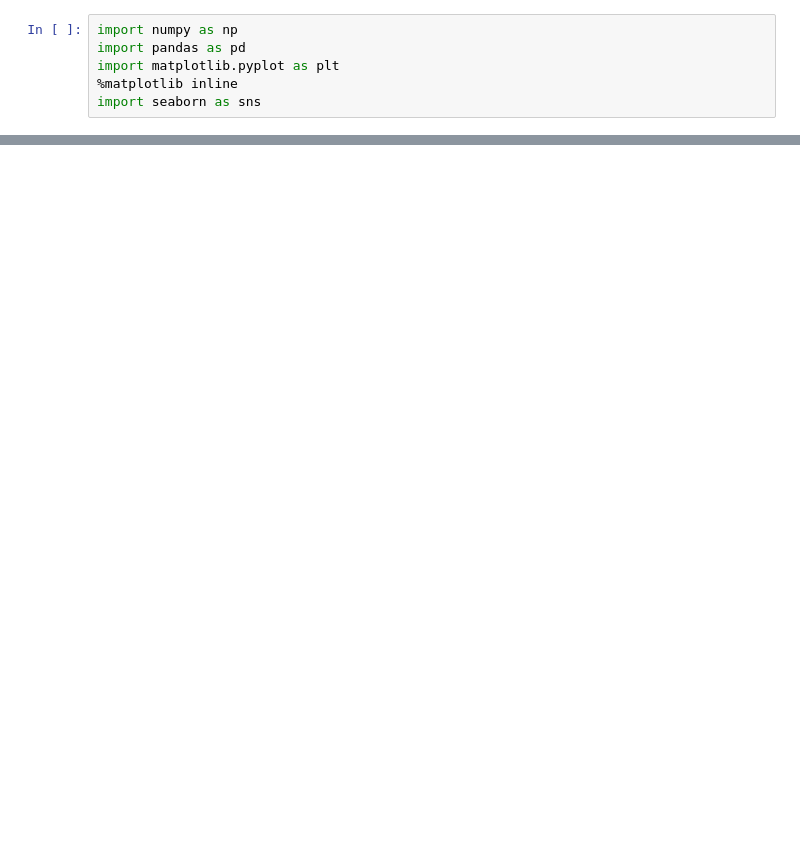
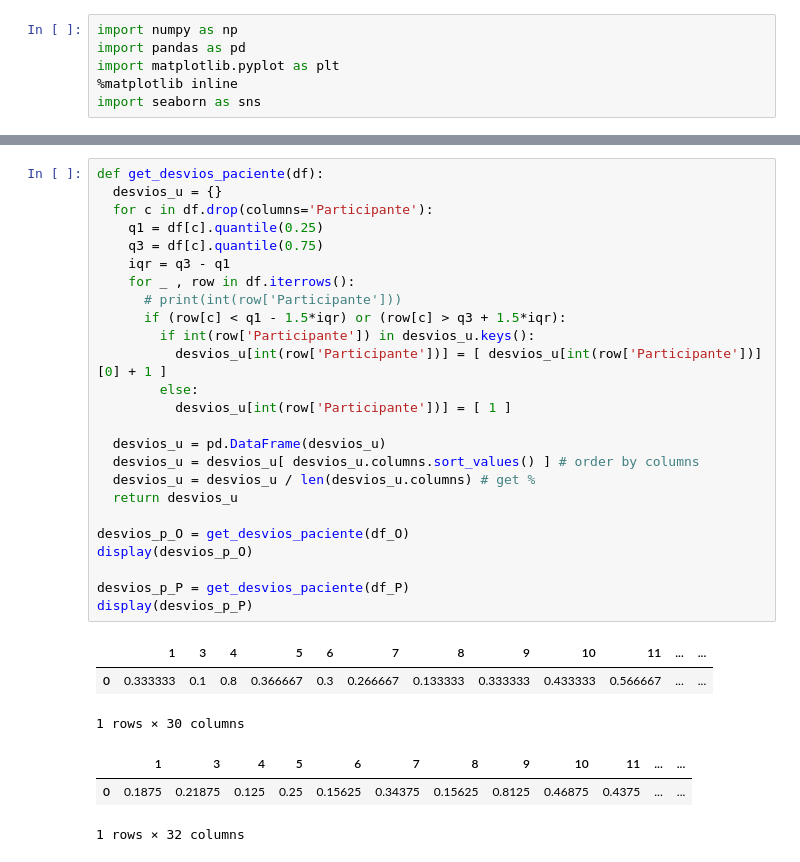
Before and after one commit to Rogerio-mack/fNIRS, a Jupyter notebook: A_Carol_times.ipynb, the cells around one changed output, grey strips where cells are left out. Saved outputs shown, nothing was run; the diff lists cells and outputs as text; blank space fills up the shorter version.

```diff
--- a/A_Carol_times.ipynb
+++ b/A_Carol_times.ipynb
@@ -283,0 +131,32 @@ plt.show()
+# %%
+def get_desvios_paciente(df):
+  desvios_u = {}
+  for c in df.drop(columns='Participante'):
+    q1 = df[c].quantile(0.25)
+    q3 = df[c].quantile(0.75)
+    iqr = q3 - q1
+    for _ , row in df.iterrows():
+      # print(int(row['Participante']))
+      if (row[c] < q1 - 1.5*iqr) or (row[c] > q3 + 1.5*iqr):
+        if int(row['Participante']) in desvios_u.keys():
+          desvios_u[int(row['Participante'])] = [ desvios_u[int(row['Participante'])][0] + 1 ]
+        else:
+          desvios_u[int(row['Participante'])] = [ 1 ]
+
+  desvios_u = pd.DataFrame(desvios_u)
+  desvios_u = desvios_u[ desvios_u.columns.sort_values() ] # order by columns
+  desvios_u = desvios_u / len(desvios_u.columns) # get %
+  return desvios_u
+
+desvios_p_O = get_desvios_paciente(df_O)
+display(desvios_p_O)
+
+desvios_p_P = get_desvios_paciente(df_P)
+display(desvios_p_P)
+# %% [output]
+|  | 1 | 3 | 4 | 5 | 6 | 7 | 8 | 9 | 10 | 11 | ... | ... |
+| 0 | 0.333333 | 0.1 | 0.8 | 0.366667 | 0.3 | 0.266667 | 0.133333 | 0.333333 | 0.433333 | 0.566667 | ... | ... |
+1 rows × 30 columns
+|  | 1 | 3 | 4 | 5 | 6 | 7 | 8 | 9 | 10 | 11 | ... | ... |
+| 0 | 0.1875 | 0.21875 | 0.125 | 0.25 | 0.15625 | 0.34375 | 0.15625 | 0.8125 | 0.46875 | 0.4375 | ... | ... |
+1 rows × 32 columns
```
Also changed, not shown: parts of 37 cells of this notebook.
